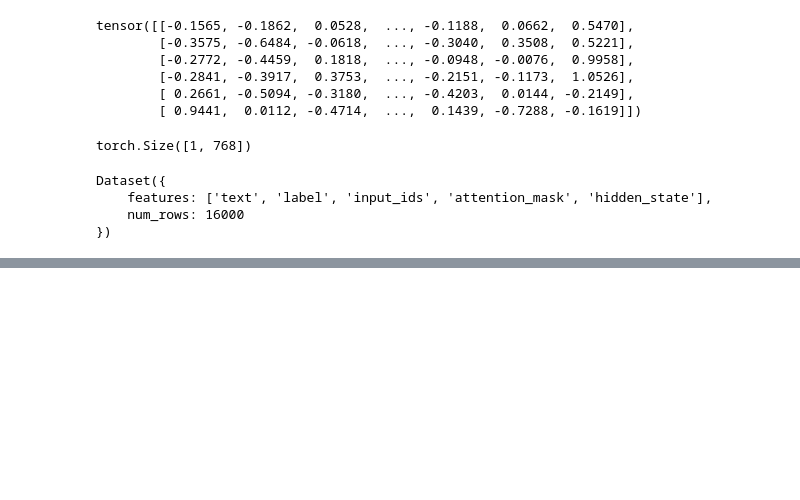
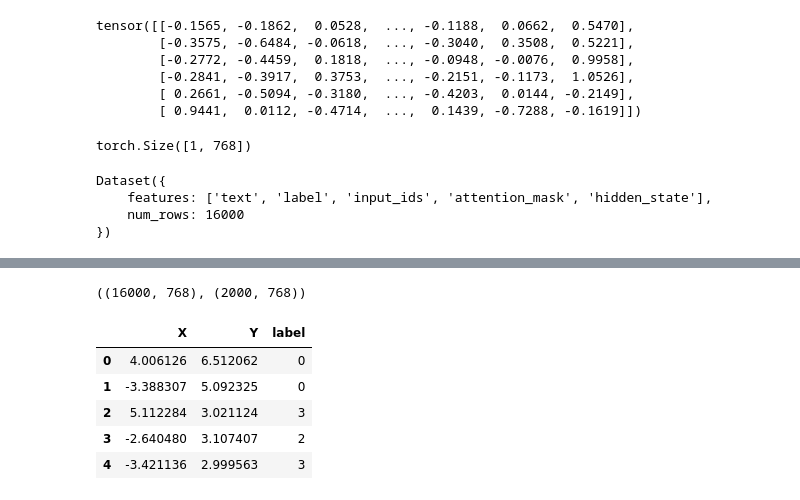
Before and after one commit to akulkarni7a/machinelearning, a Jupyter notebook: HF-Transformers/chapter2.ipynb, the cells around one changed output, grey strips where cells are left out. Saved outputs shown, nothing was run; the diff lists cells and outputs as text; code cells hidden in the pictures; blank space fills up the shorter version.

```diff
--- a/HF-Transformers/chapter2.ipynb
+++ b/HF-Transformers/chapter2.ipynb
@@ -301,3 +302,33 @@ emotions_hidden["train"][1]
          -2.6934e-01, -1.2383e-01, -2.7802e-01,  2.1056e-01, -3.0141e-01,
           1.8936e-01, -2.7609e-01,  2.3780e-01,  4.1381e-02, -5.0164e-02,
          -1.7466e-01,  3.5464e-01,  3.0277e-01])}
+# %%
+X_train = np.array(emotions_hidden["train"]["hidden_state"])
+X_valid = np.array(emotions_hidden["validation"]["hidden_state"])
+y_train = np.array(emotions_hidden["train"]["label"])
+y_valid = np.array(emotions_hidden["validation"]["label"])
+
+X_train.shape, X_valid.shape
+# %% [output]
+((16000, 768), (2000, 768))
+# %%
+#visualizing the training set
+import umap.umap_ as umap
+
+from sklearn.preprocessing import MinMaxScaler
+
+# scale features to [0,1]
+X_scaled = MinMaxScaler().fit_transform(X_train)
+# initialize and fit UMAP
+mapper = umap.UMAP(n_components=2,metric="cosine").fit(X_scaled)
+#create a dataframe of 2D embeddings
+df_emb = pd.DataFrame(mapper.embedding_, columns=["X","Y"])
+df_emb["label"] = y_train
+df_emb.head()
+# %% [output]
+|  | X | Y | label |
+| 0 | 4.006126 | 6.512062 | 0 |
+| 1 | -3.388307 | 5.092325 | 0 |
+| 2 | 5.112284 | 3.021124 | 3 |
+| 3 | -2.640480 | 3.107407 | 2 |
+| 4 | -3.421136 | 2.999563 | 3 |
```
Also changed, not shown: parts of 14 cells of this notebook.
